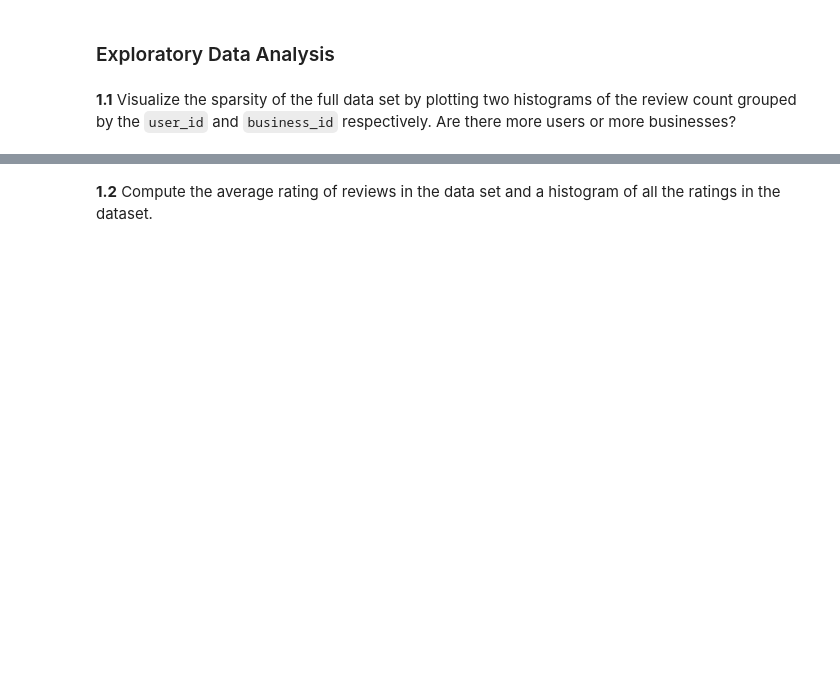
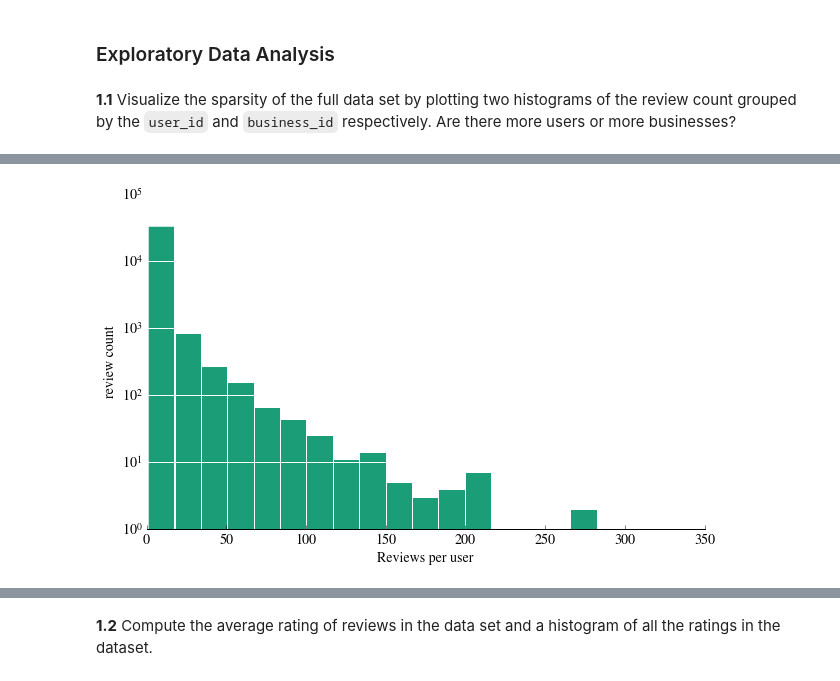
Before and after one commit to xpmanoj/content, a Jupyter notebook: HW4.ipynb, the cells around one changed output, grey strips where cells are left out. Drawn from its saved outputs; the diff is of its cells as text; code cells hidden in the pictures; blank space fills up the shorter version.

Commit message:
Added HW4 Part 1 solution and updated Chart_Samples

```diff
--- a/HW4.ipynb
+++ b/HW4.ipynb
@@ -102,6 +102,23 @@ def remove_border(axes=None, top=False, right=False, left=True, bottom=True):
 
 pd.set_option('display.width', 500)
 pd.set_option('display.max_columns', 100)
+
+#utility functions
+
+def histogram_style():
+    remove_border(left=False)
+    plt.grid(False)
+    plt.grid(axis='y', color='w', linestyle='-', lw=1)
+
+def histogram_labels(xlabel, ylabel, title, loc):
+    plt.xlabel(xlabel)
+    plt.ylabel(ylabel)
+    plt.title(title)
+    plt.legend(frameon=False, loc=loc)
+
+def histogram_settings(xlabel, ylabel, title, loc = 'upper left'):
+    histogram_style()
+    histogram_labels(xlabel, ylabel, title, loc)
 # %% [markdown]
 ### Description of the data set
 
@@ -191,0 +215,9 @@ Lets implement this simpler global recommender first.
+# %%
+#your code here
+
+plt.hist(fulldf.groupby(fulldf.user_id).review_id.count(), log = True, bins= 20)
+plt.xlabel("Reviews per user")
+plt.ylabel("review count")
+histogram_style()
+# %% [output]
+[figure, added]
```
Also changed, not shown: parts of 54 cells of this notebook, 6 other files.
